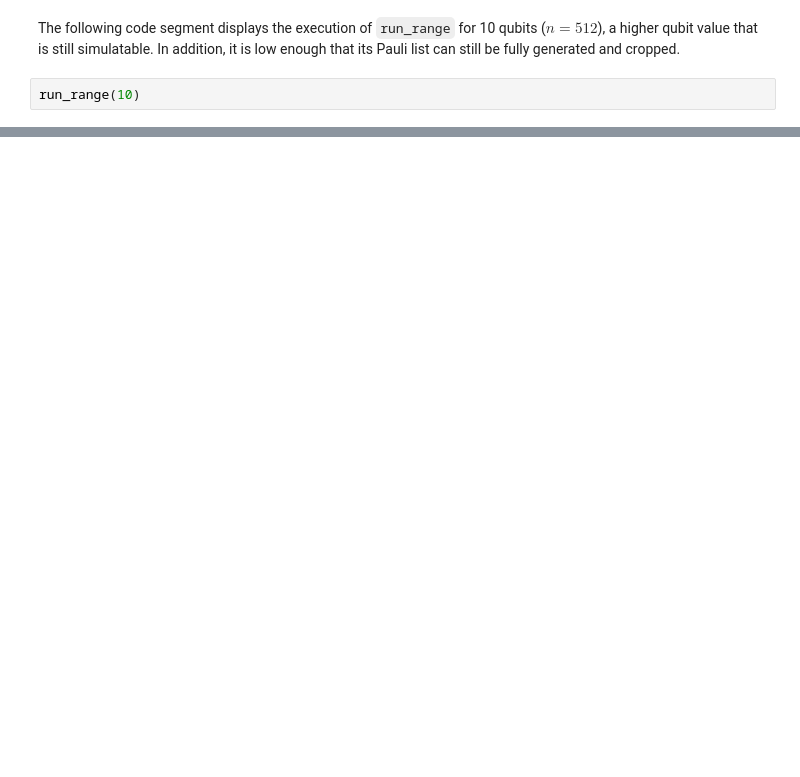
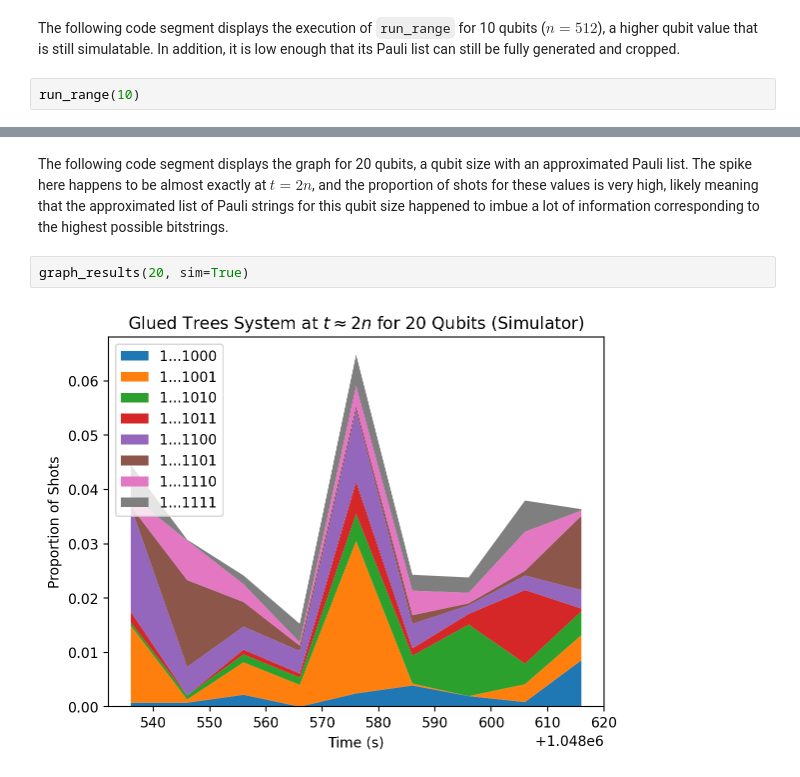
Before and after one commit to adam-godel/glued-trees, a Jupyter notebook: glued_trees.ipynb, the cells around one changed output, grey strips where cells are left out. Cells and saved outputs as stored; diff of their text form; blank space fills up the shorter version.

```diff
--- a/glued_trees.ipynb
+++ b/glued_trees.ipynb
@@ -142,0 +174,6 @@ run_range(15)
+# %% [markdown]
+The following code segment displays the graph for 20 qubits, a qubit size with an approximated Pauli list. The spike here happens to be almost exactly at $t=2n$, and the proportion of shots for these values is very high, likely meaning that the approximated list of Pauli strings for this qubit size happened to imbue a lot of information corresponding to the highest possible bitstrings.
+# %%
+graph_results(20, sim=True)
+# %% [output]
+[figure, added]
```
Also changed, not shown: parts of 12 cells of this notebook, 55 other files.
